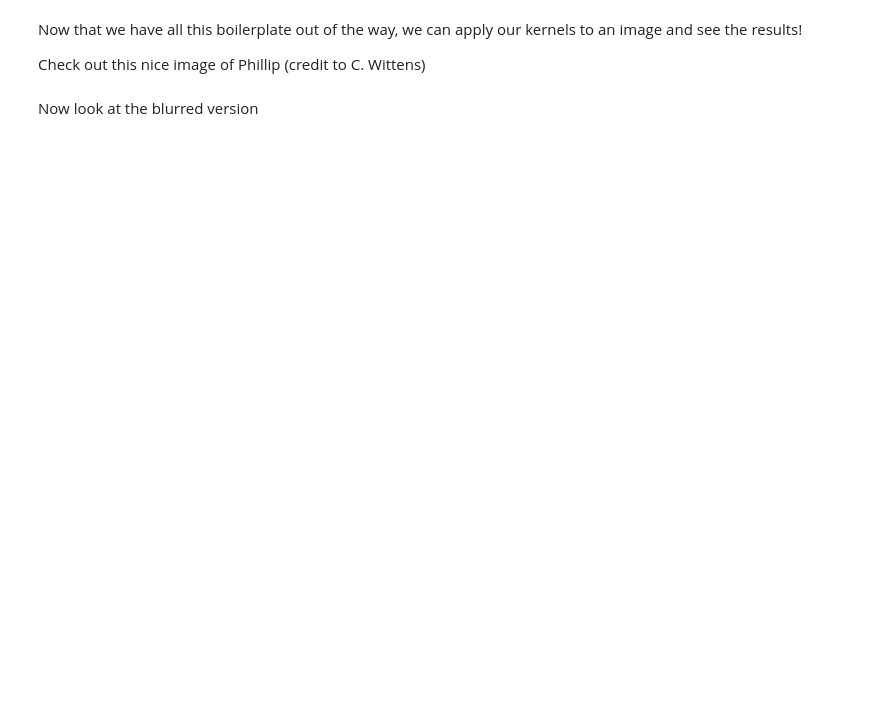
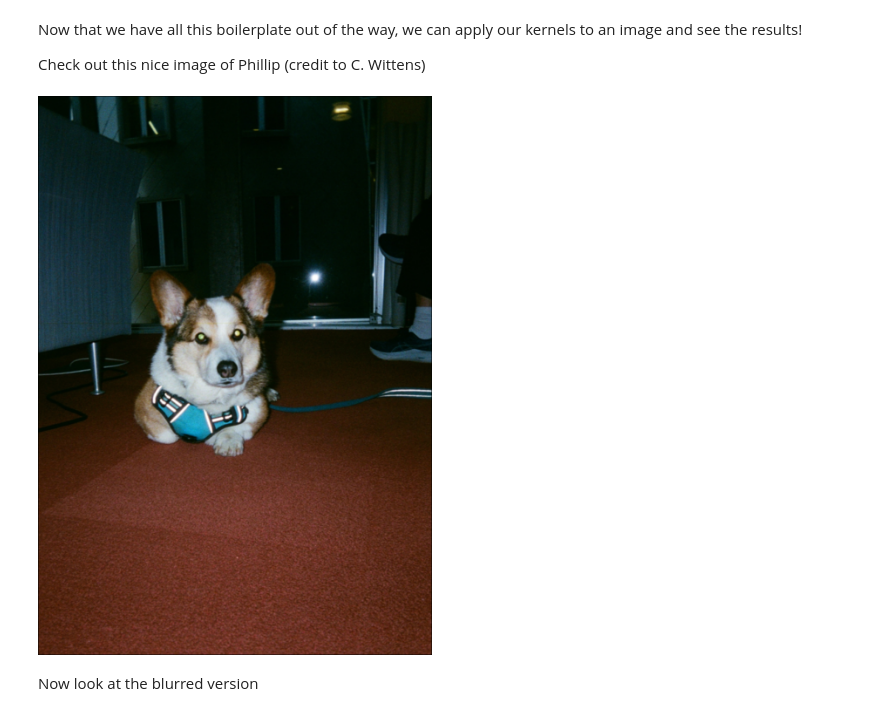
Before and after one commit to cwittens/A_KernelAbstractions_Tutorial, a Jupyter notebook: examples/img-editing/img_editing.ipynb, the cells around one changed output. Cells and saved outputs as stored; diff of their text form; code cells hidden in the pictures; blank space fills up the shorter version.

```diff
--- a/examples/img-editing/img_editing.ipynb
+++ b/examples/img-editing/img_editing.ipynb
@@ -142,7 +166,9 @@ Now that we have all this boilerplate out of the way, we can apply our kernels t
 Check out this nice image of Phillip (credit to C. Wittens)
 # %%
 # Load Image
-original_phil = load("PhilC.jpg")
+original_phil = load("PhilC.JPG")
+# %% [output]
+[figure, added]
 # %% [markdown]
 Now look at the blurred version
 # %%
```
Also changed, not shown: parts of 11 cells of this notebook, 1 other file.
